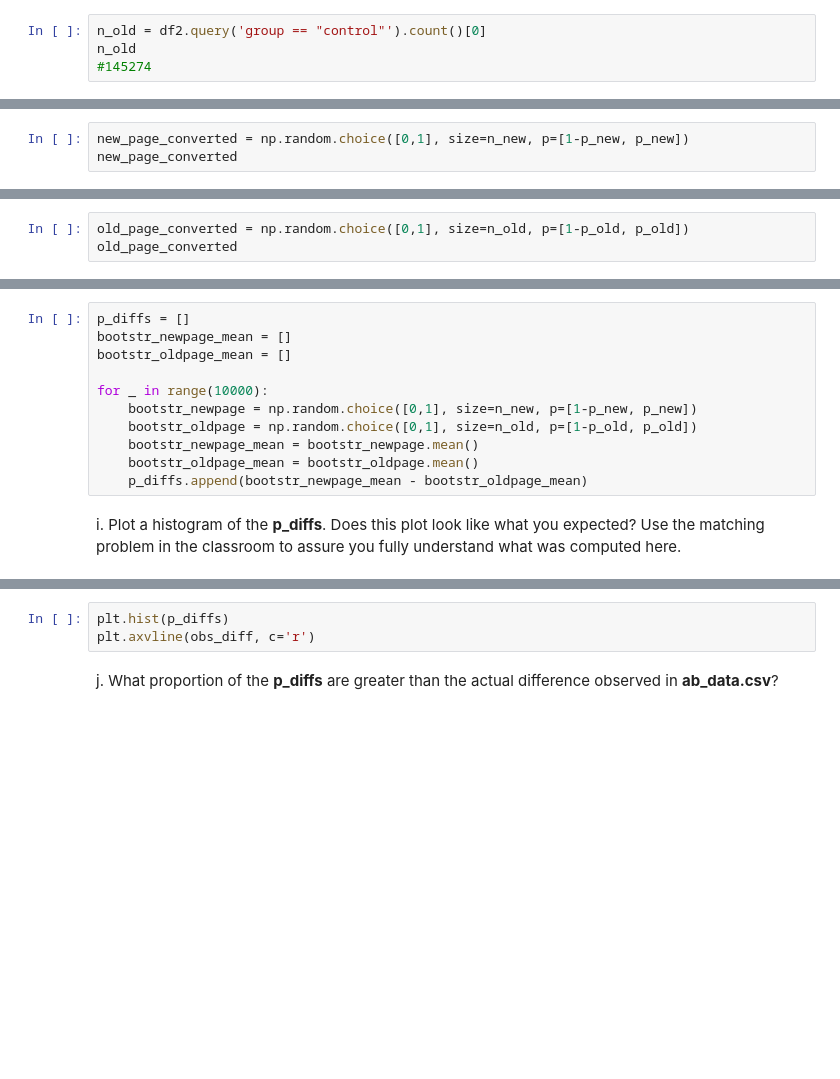
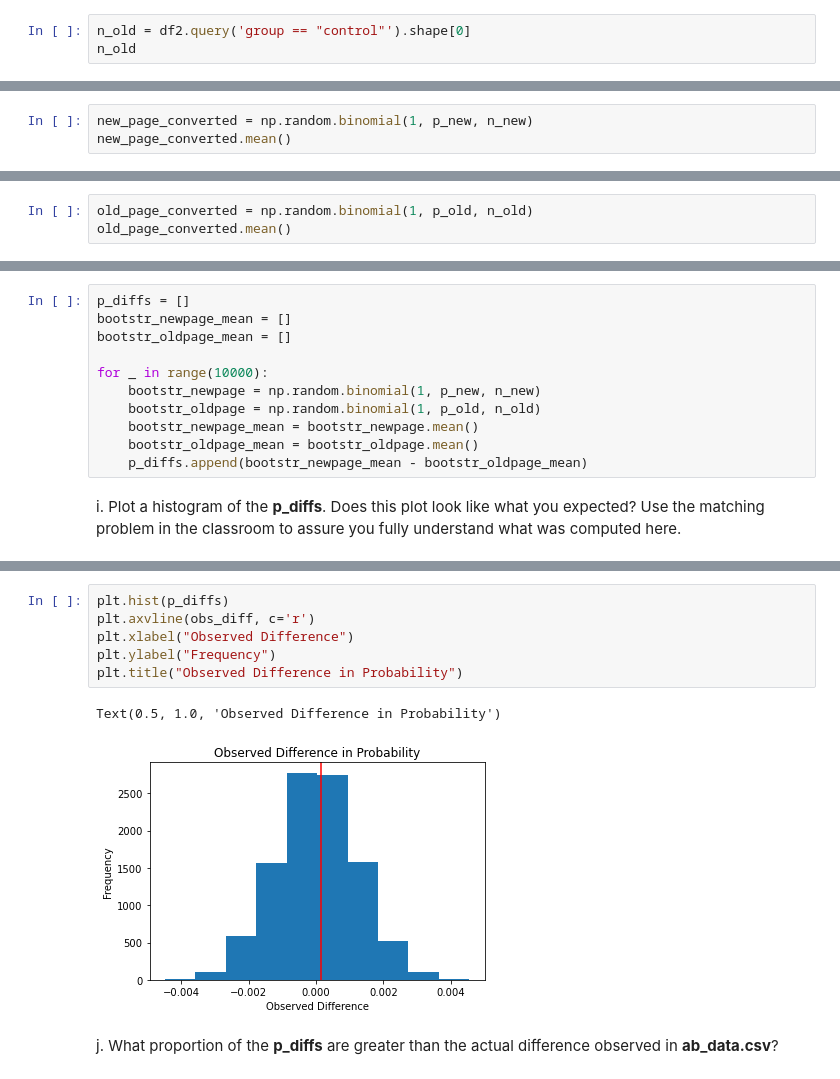
Before and after one commit to sjohnp2112/Analyze-A-B-Test, a Jupyter notebook: Analyze_ab_test_results_notebook.ipynb, the cells around one changed output, grey strips where cells are left out. Drawn from its saved outputs; the diff is of its cells as text; blank space fills up the shorter version.

```diff
--- a/Analyze_ab_test_results_notebook.ipynb
+++ b/Analyze_ab_test_results_notebook.ipynb
@@ -193,6 +204,5 @@ n_new
 # %% [markdown]
 d. What is $n_{old}$, the number of individuals in the control group?
 # %%
-n_old = df2.query('group == "control"').count()[0]
+n_old = df2.query('group == "control"').shape[0]
 n_old
-#145274
@@ -199,5 +211,5 @@ n_old
 # %% [markdown]
 e. Simulate $n_{new}$ transactions with a conversion rate of $p_{new}$ under the null.  Store these $n_{new}$ 1's and 0's in **new_page_converted**.
 # %%
-new_page_converted = np.random.choice([0,1], size=n_new, p=[1-p_new, p_new])
-new_page_converted
+new_page_converted = np.random.binomial(1, p_new, n_new)
+new_page_converted.mean()
@@ -204,5 +218,5 @@ new_page_converted
 # %% [markdown]
 f. Simulate $n_{old}$ transactions with a conversion rate of $p_{old}$ under the null.  Store these $n_{old}$ 1's and 0's in **old_page_converted**.
 # %%
-old_page_converted = np.random.choice([0,1], size=n_old, p=[1-p_old, p_old])
-old_page_converted
+old_page_converted = np.random.binomial(1, p_old, n_old)
+old_page_converted.mean()
@@ -219,8 +237,8 @@ bootstr_newpage_mean = []
 bootstr_oldpage_mean = []
 
 for _ in range(10000):
-    bootstr_newpage = np.random.choice([0,1], size=n_new, p=[1-p_new, p_new])
-    bootstr_oldpage = np.random.choice([0,1], size=n_old, p=[1-p_old, p_old])
+    bootstr_newpage = np.random.binomial(1, p_new, n_new)
+    bootstr_oldpage = np.random.binomial(1, p_old, n_old)
     bootstr_newpage_mean = bootstr_newpage.mean()
     bootstr_oldpage_mean = bootstr_oldpage.mean()
     p_diffs.append(bootstr_newpage_mean - bootstr_oldpage_mean)
@@ -233,6 +259,12 @@ plt.hist(p_diffs)
 # %%
 plt.hist(p_diffs)
 plt.axvline(obs_diff, c='r')
+plt.xlabel("Observed Difference")
+plt.ylabel("Frequency")
+plt.title("Observed Difference in Probability")
+# %% [output]
+Text(0.5, 1.0, 'Observed Difference in Probability')
+[figure, added]
 # %% [markdown]
 j. What proportion of the **p_diffs** are greater than the actual difference observed in **ab_data.csv**?
 # %%
```
Also changed, not shown: parts of 27 cells of this notebook.
